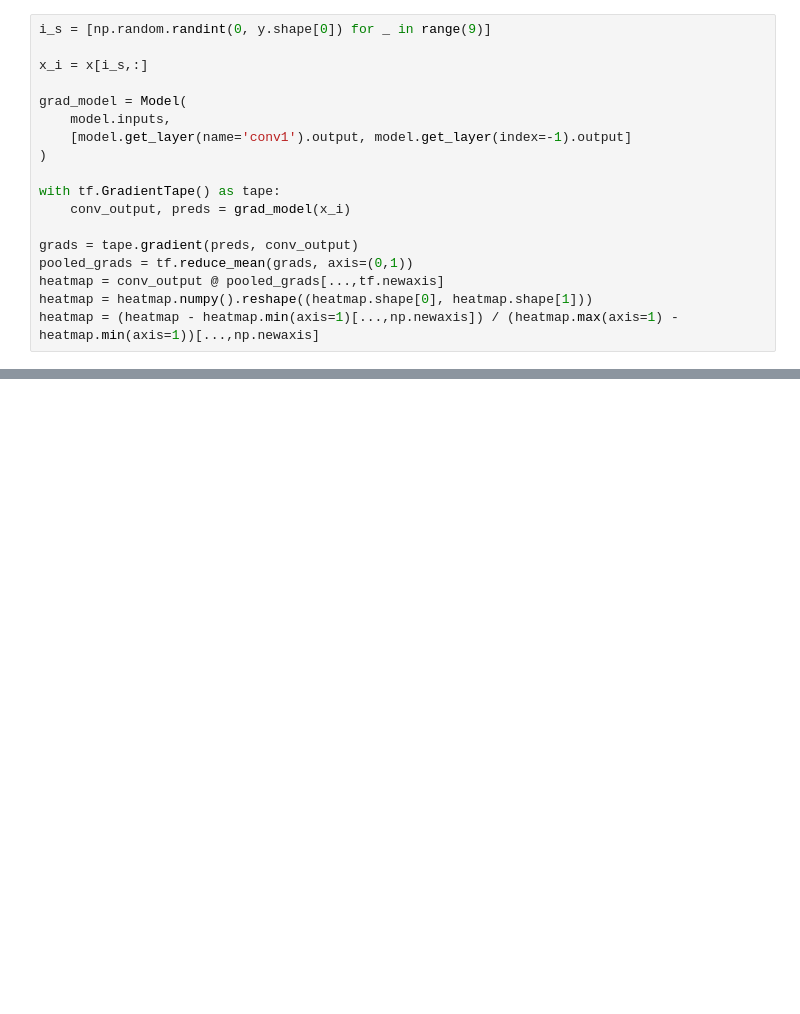
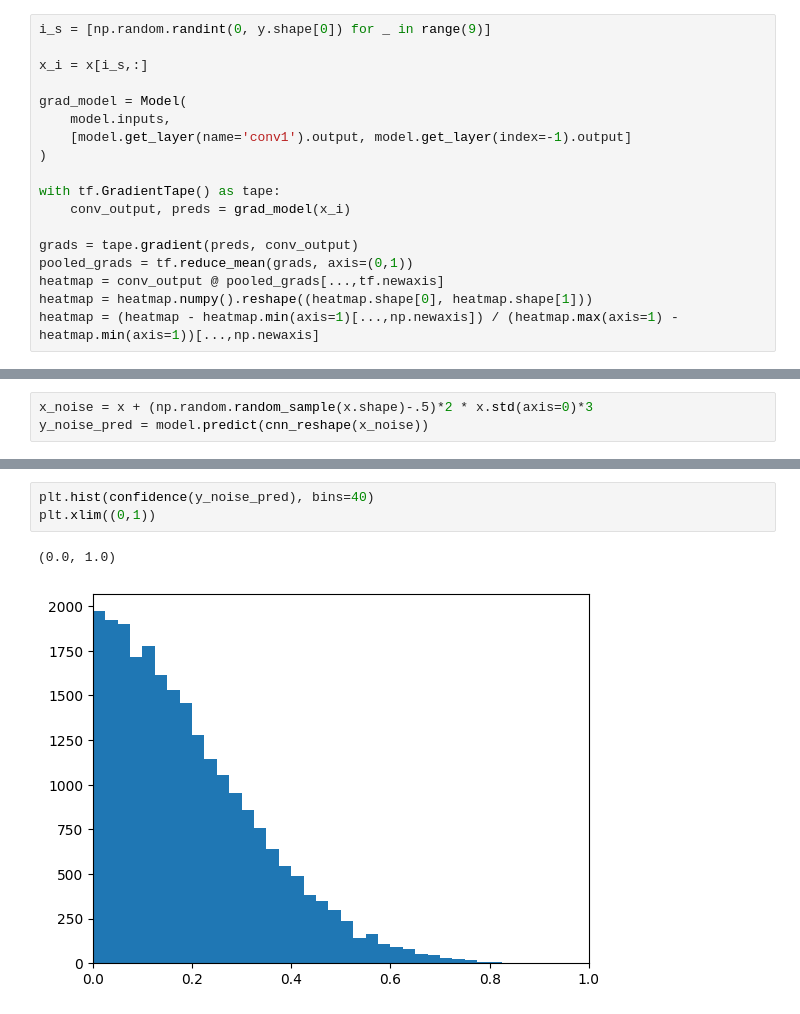
Before and after one commit to theadityat24/stress_detection, a Jupyter notebook: optimize_binary/optimize cnn.ipynb, the cells around one changed output, grey strips where cells are left out. Drawn from its saved outputs; the diff is of its cells as text; blank space fills up the shorter version.

```diff
--- a/optimize_binary/optimize cnn.ipynb
+++ b/optimize_binary/optimize cnn.ipynb
@@ -259,0 +283,3 @@ Text(0.5, 0.98, 'Grad-CAM Results')
+# %%
+x_noise = x + (np.random.random_sample(x.shape)-.5)*2 * x.std(axis=0)*3
+y_noise_pred = model.predict(cnn_reshape(x_noise))
@@ -259,0 +288,6 @@ Text(0.5, 0.98, 'Grad-CAM Results')
+# %%
+plt.hist(confidence(y_noise_pred), bins=40)
+plt.xlim((0,1))
+# %% [output]
+(0.0, 1.0)
+[figure, added]
```
Also changed, not shown: parts of 15 cells of this notebook, 3 other files.
